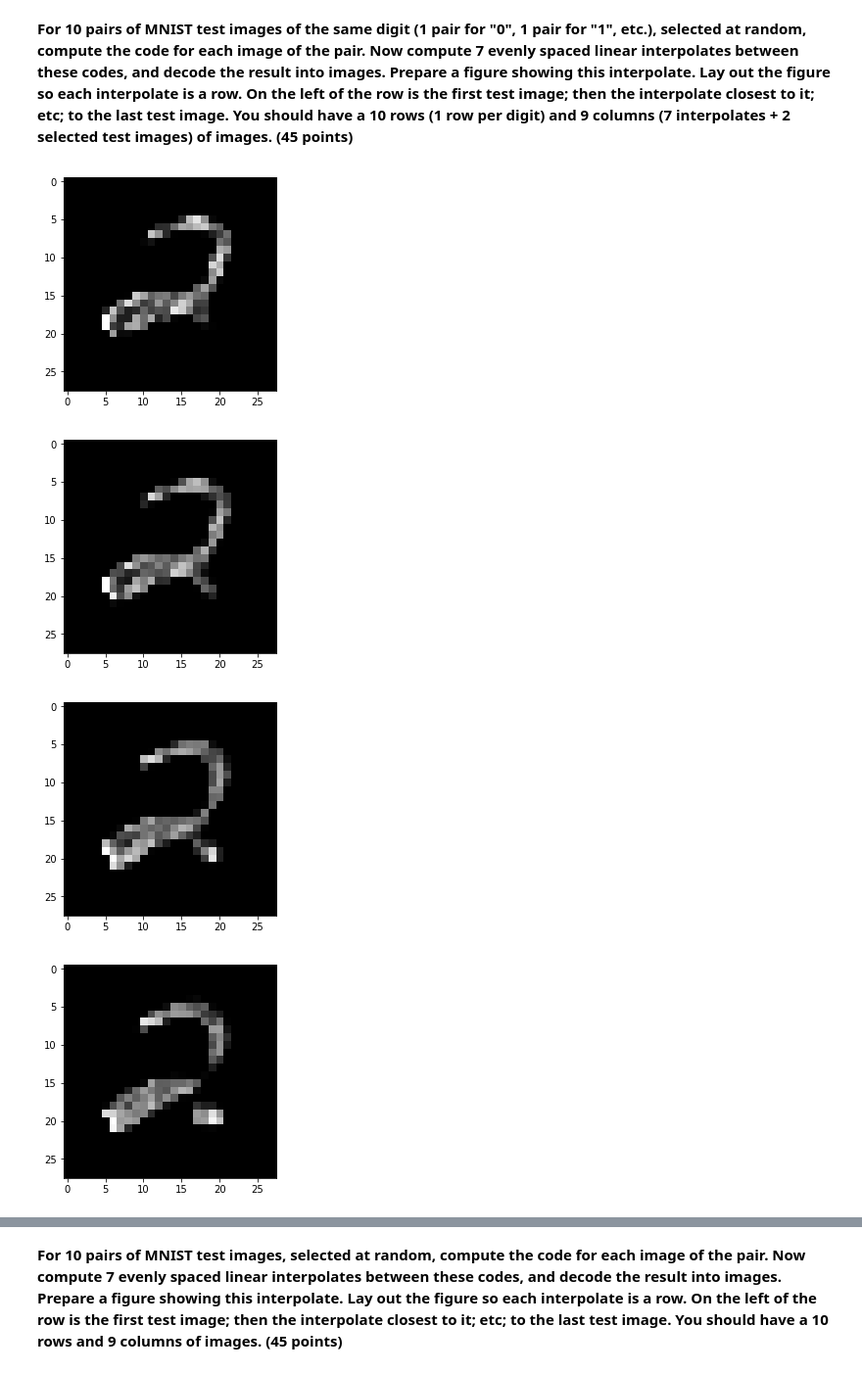
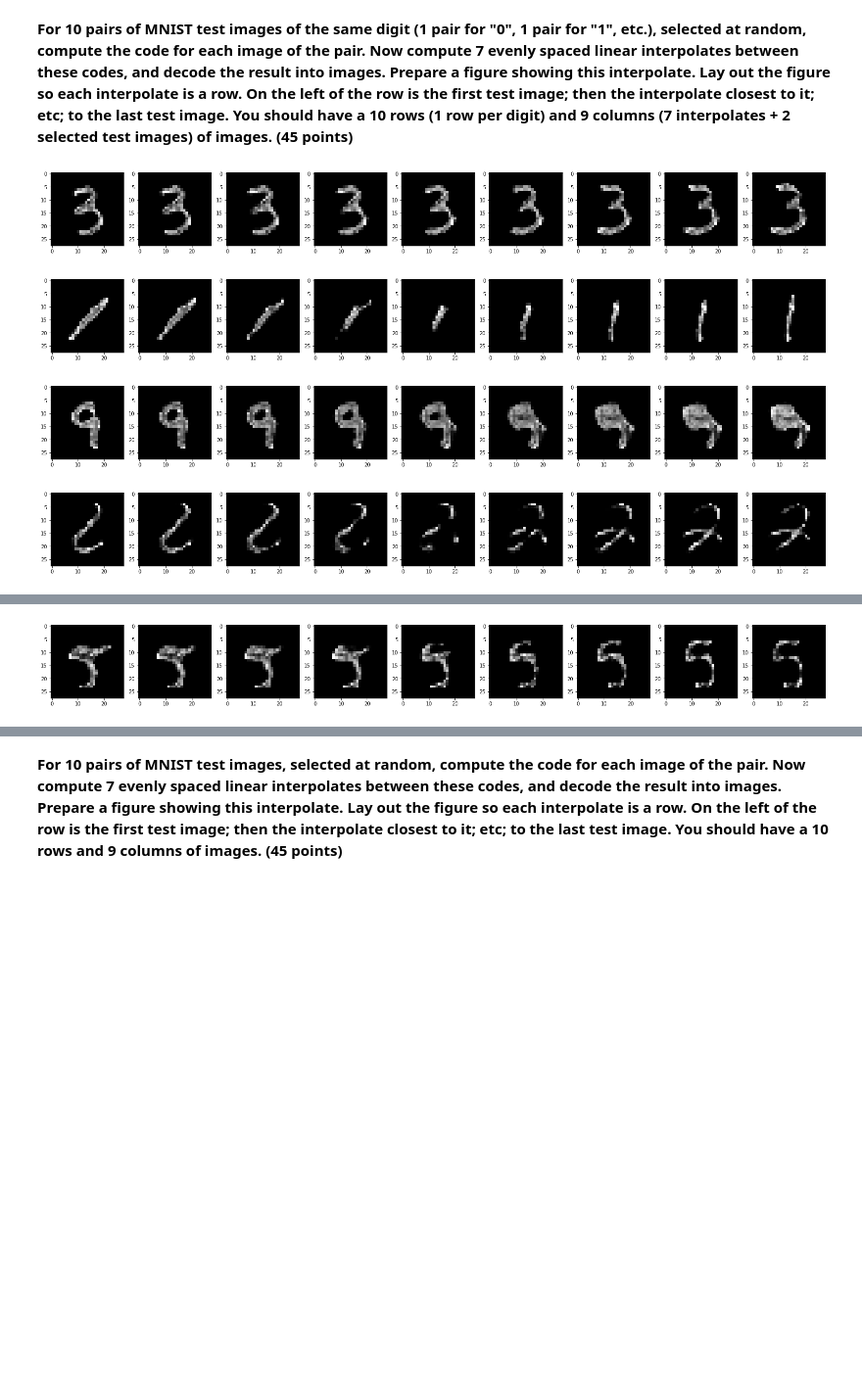
Before and after one commit to qingemeng/cs498-applied-machine-learning, a Jupyter notebook: Copy_of_HW9.ipynb, the cells around one changed output, grey strips where cells are left out. Shown at 98% size. Saved outputs shown, nothing was run; the diff lists cells and outputs as text; code cells hidden in the pictures; blank space fills up the shorter version.

```diff
--- a/Copy_of_HW9.ipynb
+++ b/Copy_of_HW9.ipynb
@@ -301,6 +301,10 @@ from torchvision import utils
 import numpy as np
 
 def create_interpolates(A, B, encoder, decoder):
+    fig=plt.figure(figsize=(28, 28))
+    columns = 9
+    rows = 1
+
     A = A.to(device)
     B = B.to(device)
     mu_a, log_var_a = encoder(A)
@@ -315,33 +319,36 @@ def create_interpolates(A, B, encoder, decoder):
         inter[i] = torch.add(sample_A.detach(), steps[i], diff.detach())
         decoded = decoder(inter[i].to(device))
         imageAsArray = torch.reshape(decoded.detach(), (28, 28));
+        fig.add_subplot(rows, columns, i+1)
         plt.imshow(imageAsArray.cpu(), cmap='gray')
-        plt.show()
+
+    plt.show()
 # %% [markdown]
 **For 10 pairs of MNIST test images of the same digit (1 pair for "0", 1 pair for "1", etc.), selected at random, compute the code for each image of the pair. Now compute 7 evenly spaced linear interpolates between these codes, and decode the result into images. Prepare a figure showing this interpolate. Lay out the figure so each interpolate is a row. On the left of the row is the first test image; then the interpolate closest to it; etc; to the last test image. You should have a 10 rows (1 row per digit) and 9 columns (7 interpolates + 2 selected test images) of images. (45 points)**
 # %%
 similar_pairs = {}
 for _, (x, y) in enumerate(test_loader):
     for i in range(len(y)):
         if y[i].item() not in similar_pairs:
             similar_pairs[y[i].item()] = []
         if len(similar_pairs[y[i].item()])<2:
               similar_pairs[y[i].item()].append(x[i])
 
     done = True
     for i in range(10):
         if i not in similar_pairs or len(similar_pairs[i])<2:
             done = False
 
     if done:
         break
 
 # similar_pairs[i] contains two images indexed at 0 and 1 that have images of the digit i
 
 ## YOUR CODE HERE ##
-create_interpolates(similar_pairs[2][0], similar_pairs[2][1], encoder, decoder)
+for pair in similar_pairs.values():
+    create_interpolates(pair[0], pair[1], encoder, decoder)
 # %% [output]
-[figure, old version]
+[figure, new version]
-[figure, old version]
+[figure, new version]
-[figure, old version]
+[figure, new version]
-[figure, old version]
+[figure, new version]
@@ -352,0 +360 @@ create_interpolates(similar_pairs[2][0], similar_pairs[2][1], encoder, decoder)
+[figure, added]
```
Also changed, not shown: parts of 5 cells of this notebook.
